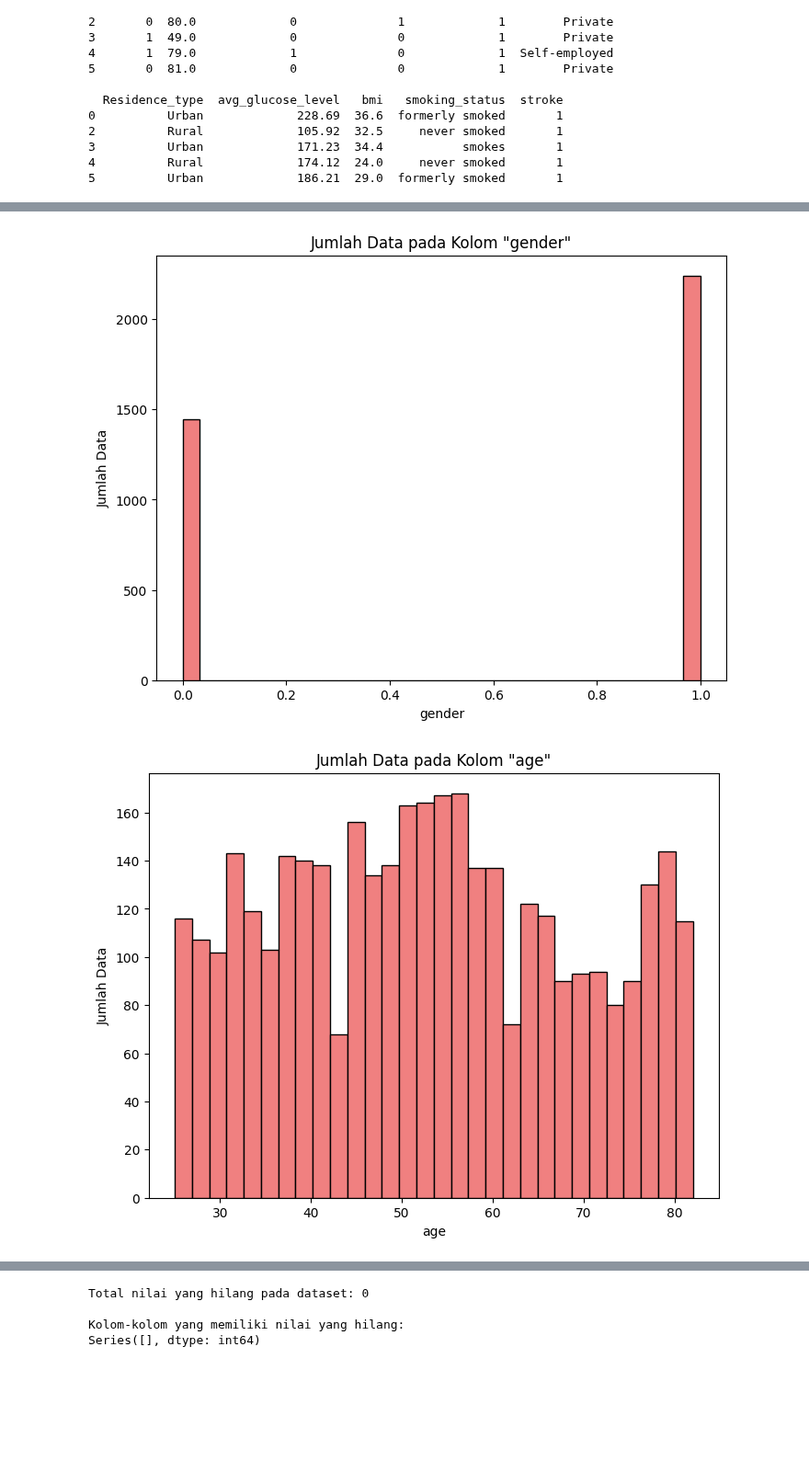
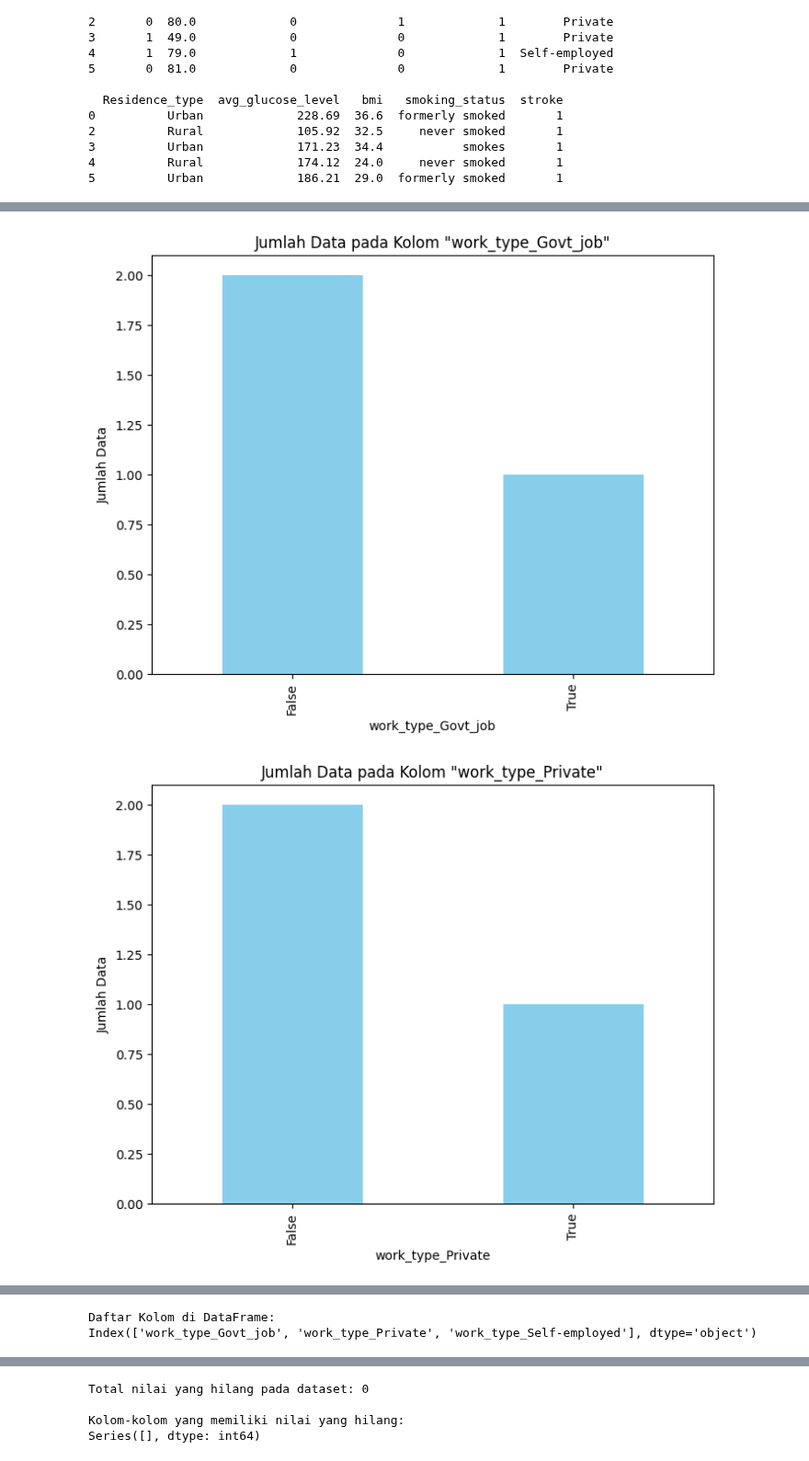
Before and after one commit to avillarafi45/TugasAkhirStrokePrediction, a Jupyter notebook: TugasAkhir.ipynb, the cells around one changed output, grey strips where cells are left out. Shown at 92% size. Saved outputs shown, nothing was run; the diff lists cells and outputs as text; code cells hidden in the pictures; blank space fills up the shorter version.

```diff
--- a/TugasAkhir.ipynb
+++ b/TugasAkhir.ipynb
@@ -287,29 +272,22 @@ Name: count, dtype: int64
 # %%
-import matplotlib.pyplot as plt
-# Menghapus baris dengan nilai 'other' pada kolom 'age'
-df = df[df['age'] != 'Other']
-
-# Menghapus baris dengan nilai 'children' atau 'Never_worked' pada kolom 'work_type'
-df = df[~df['work_type'].isin(['children', 'Never_worked'])]
-
 # Memilih kolom-kolom yang ingin diplot
-selected_columns = ['gender', 'age', 'hypertension', 'heart_disease', 'ever_married',
-                     'work_type', 'Residence_type', 'avg_glucose_level', 'bmi', 'smoking_status', 'stroke']
+selected_columns = ['work_type_Govt_job', 'work_type_Private', 'work_type_Self-employed']
 
 # Menampilkan diagram batang untuk setiap kolom yang dipilih
 for column in selected_columns:
     plt.figure(figsize=(8, 6))
 
-    if df[column].dtype == 'object':
-        df[column].value_counts().plot(kind='bar', color='skyblue')
-    else:
-        plt.hist(df[column], bins=30, color='lightcoral', edgecolor='black')
+    df[column].value_counts().plot(kind='bar', color='skyblue')
 
     plt.title(f'Jumlah Data pada Kolom "{column}"')
     plt.xlabel(column)
     plt.ylabel('Jumlah Data')
 
     plt.show()
+
+# Menampilkan daftar kolom di DataFrame
+print("Daftar Kolom di DataFrame:")
+print(df.columns)
 # %% [output]
-[figure, old version]
+[figure, new version]
-[figure, old version]
+[figure, new version]
@@ -324,0 +295,2 @@ for column in selected_columns:
+Daftar Kolom di DataFrame:
+Index(['work_type_Govt_job', 'work_type_Private', 'work_type_Self-employed'], dtype='object')
```
Also changed, not shown: parts of 21 cells of this notebook.
